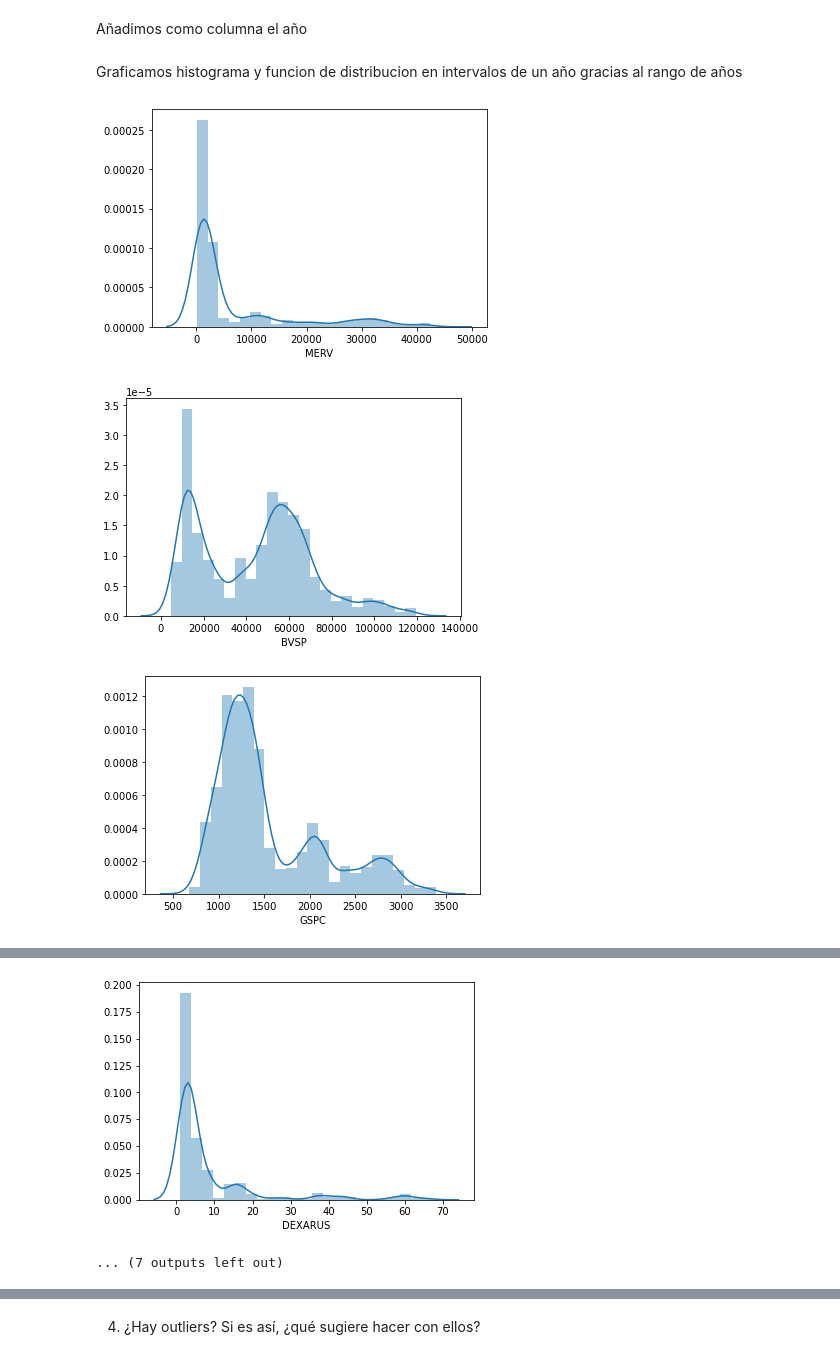
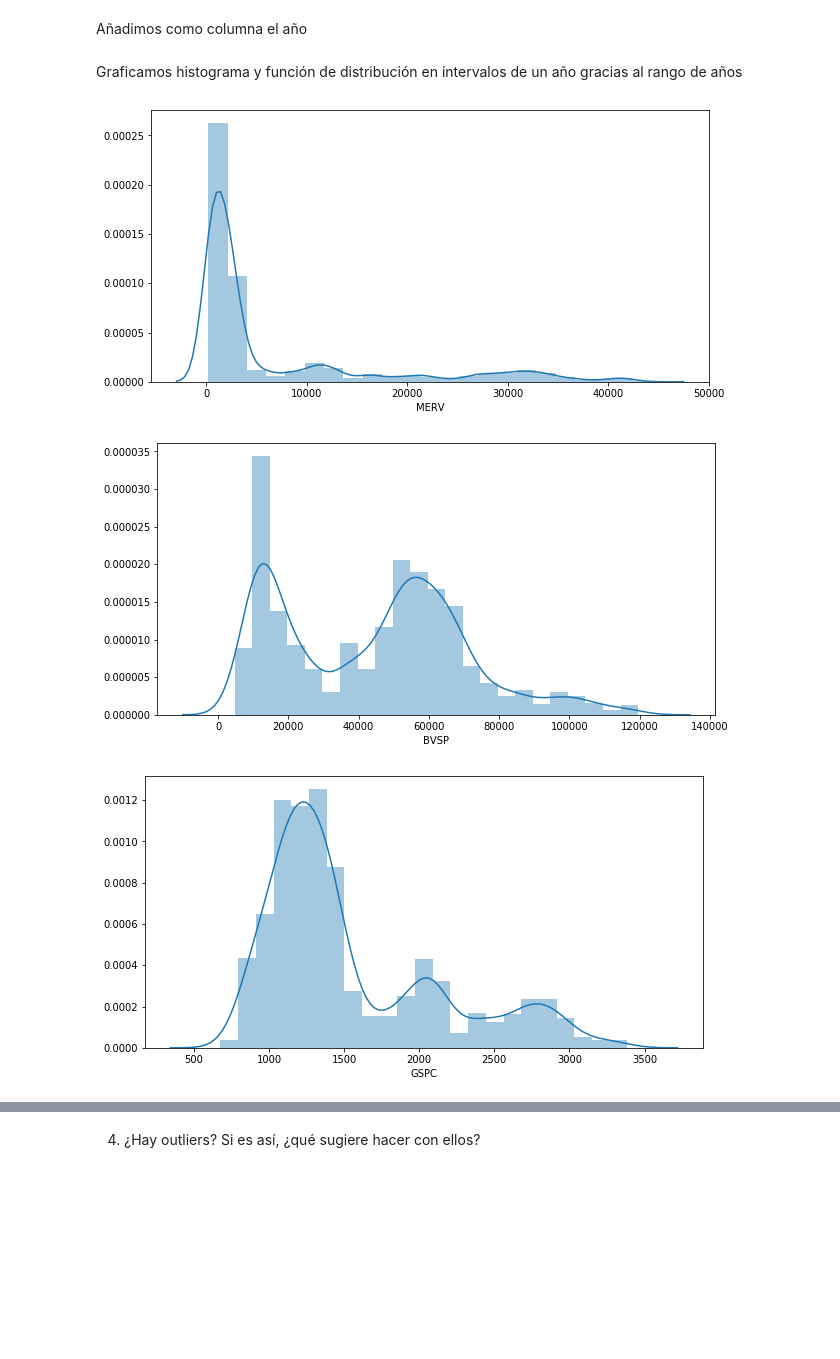
Before and after one commit to Martin317/mentoria-prediccion-indices-financieros, a Jupyter notebook: TP1AnalisisYVisualizacion.ipynb, the cells around one changed output, grey strips where cells are left out. Saved outputs shown, nothing was run; the diff lists cells and outputs as text; code cells hidden in the pictures; blank space fills up the shorter version.

```diff
--- a/TP1AnalisisYVisualizacion.ipynb
+++ b/TP1AnalisisYVisualizacion.ipynb
@@ -21,4 +28,4 @@ import numpy as np
 # %%
-df = pd.read_csv("inputs/dataset.csv", index_col=0, parse_dates=True)
+df_ = pd.read_csv("inputs/dataset.csv", index_col=0, parse_dates=True)
 # los argumentos index_col=0 y parse_dates se emplean para que la columna FECHA sea usada como índice
 # %%
@@ -91,0 +101,2 @@ Realizar un informe en el cual se presenten los resultados y conclusiones del an
+# %%
+df = df_[df_.columns[:11]]
@@ -92,3 +105,5 @@ Realizar un informe en el cual se presenten los resultados y conclusiones del an
+# %%
+df = df.loc[df.index.sort_values()]
 # %% [markdown]
 1) Determine el tipo de variables y el período de tiempo bajo análsis
 # %% [markdown]
@@ -214,14 +223,16 @@ year_range = df['YEAR'].max() - df['YEAR'].min()
 year_segment = pd.cut(df['YEAR'], bins=year_range)
 df['YEAR_SEGMENT'] = year_segment
 # %% [markdown]
-Graficamos histograma y funcion de distribucion en intervalos de un año gracias al rango de años
+Graficamos histograma y función de distribución en intervalos de un año gracias al rango de años
 # %%
+plt.rcParams['figure.figsize']=10,5
+
 columns = [col for col in df.columns if col not in ['YEAR', 'YEAR_SEGMENT']]
 for col in columns:
-    seaborn.distplot(df[col].dropna(), bins=year_range)
+    sns.distplot(df[col].dropna(), bins=year_range)
     #plt.xlabel("Moneda del país")
     plt.show()
 # %% [output]
-[figure, old version]
+[figure, new version]
-[figure, old version]
+[figure, new version]
-[figure, old version]
+[figure, new version]
@@ -236,3 +247 @@ for col in columns:
-[figure, removed]
-... (7 outputs left out)
 # %%
```
Also changed, not shown: parts of 33 cells of this notebook.
